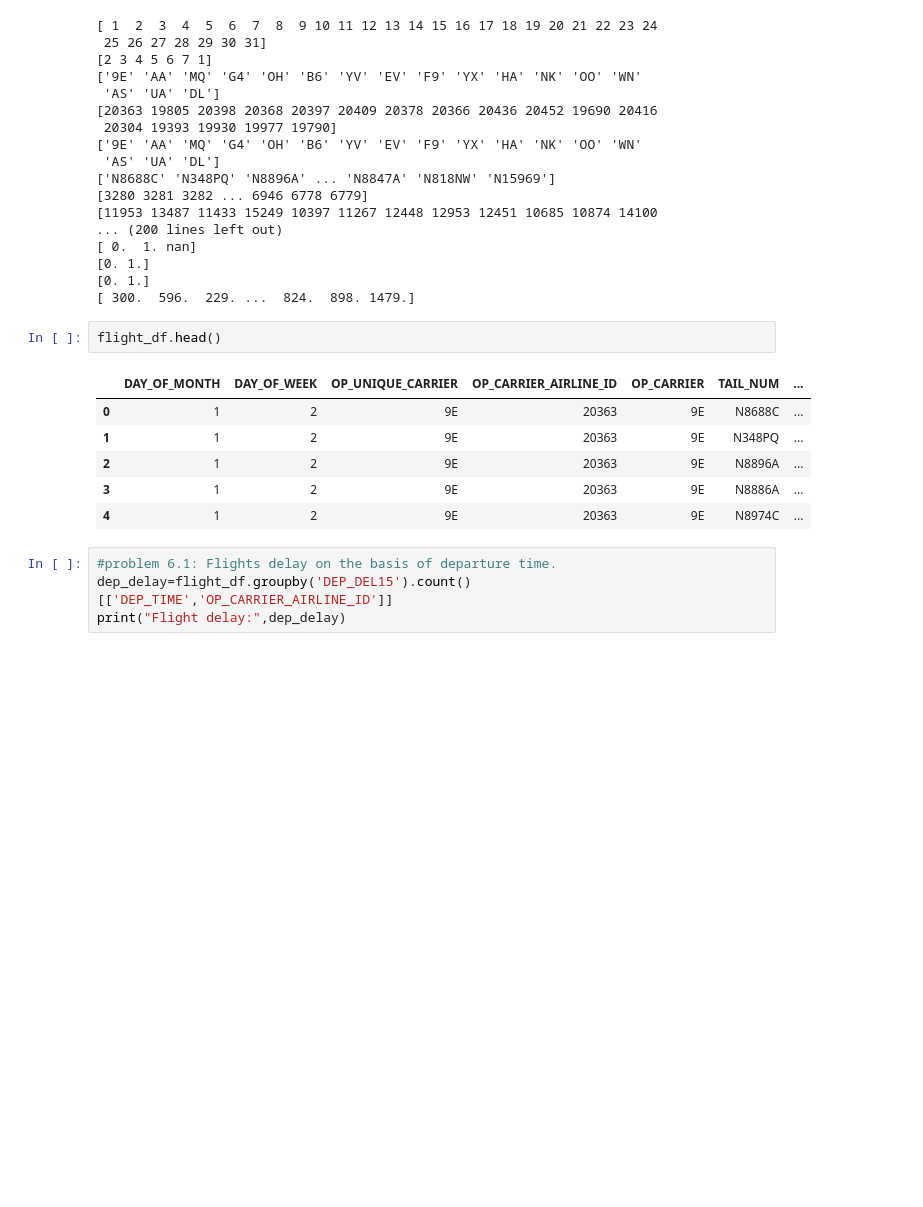
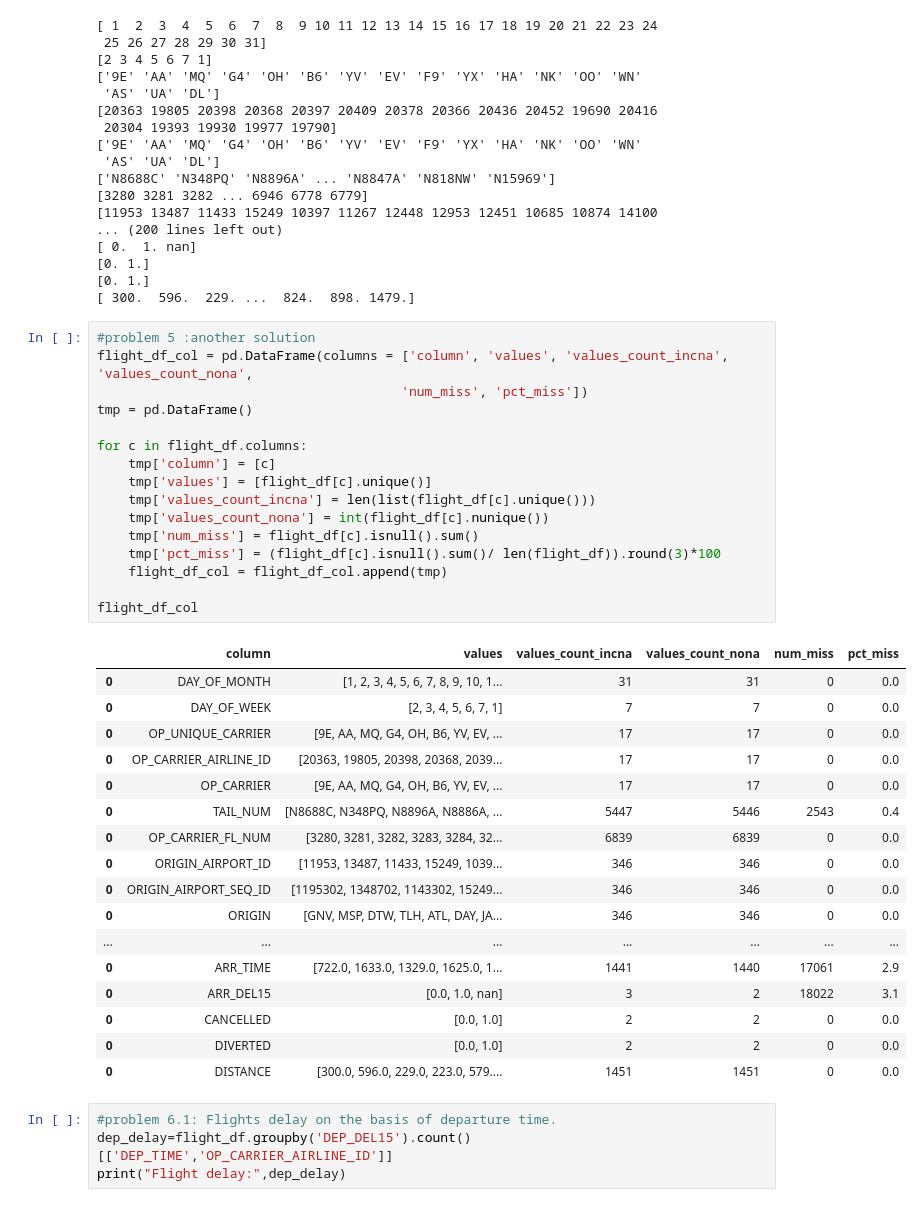
Before and after one commit to GauravVermaji/Flight-delay-prediction-project, a Jupyter notebook: EDA_Flight.ipynb, the cells around one changed output. Cells and saved outputs as stored; diff of their text form; blank space fills up the shorter version.

```diff
--- a/EDA_Flight.ipynb
+++ b/EDA_Flight.ipynb
@@ -285,15 +285,40 @@ for c in flight_df.columns:
 [0. 1.]
 [0. 1.]
 [ 300.  596.  229. ...  824.  898. 1479.]
-# %%
-flight_df.head()
-# %% [output]
-|  | DAY_OF_MONTH | DAY_OF_WEEK | OP_UNIQUE_CARRIER | OP_CARRIER_AIRLINE_ID | OP_CARRIER | TAIL_NUM | ... |
-| 0 | 1 | 2 | 9E | 20363 | 9E | N8688C | ... |
-| 1 | 1 | 2 | 9E | 20363 | 9E | N348PQ | ... |
-| 2 | 1 | 2 | 9E | 20363 | 9E | N8896A | ... |
-| 3 | 1 | 2 | 9E | 20363 | 9E | N8886A | ... |
-| 4 | 1 | 2 | 9E | 20363 | 9E | N8974C | ... |
+# %%
+#problem 5 :another solution
+flight_df_col = pd.DataFrame(columns = ['column', 'values', 'values_count_incna', 'values_count_nona',
+                                       'num_miss', 'pct_miss'])
+tmp = pd.DataFrame()
+
+for c in flight_df.columns:
+    tmp['column'] = [c]
+    tmp['values'] = [flight_df[c].unique()]
+    tmp['values_count_incna'] = len(list(flight_df[c].unique()))
+    tmp['values_count_nona'] = int(flight_df[c].nunique())
+    tmp['num_miss'] = flight_df[c].isnull().sum()
+    tmp['pct_miss'] = (flight_df[c].isnull().sum()/ len(flight_df)).round(3)*100
+    flight_df_col = flight_df_col.append(tmp)
+
+flight_df_col
+# %% [output]
+|  | column | values | values_count_incna | values_count_nona | num_miss | pct_miss |
+| 0 | DAY_OF_MONTH | [1, 2, 3, 4, 5, 6, 7, 8, 9, 10, 1... | 31 | 31 | 0 | 0.0 |
+| 0 | DAY_OF_WEEK | [2, 3, 4, 5, 6, 7, 1] | 7 | 7 | 0 | 0.0 |
+| 0 | OP_UNIQUE_CARRIER | [9E, AA, MQ, G4, OH, B6, YV, EV, ... | 17 | 17 | 0 | 0.0 |
+| 0 | OP_CARRIER_AIRLINE_ID | [20363, 19805, 20398, 20368, 2039... | 17 | 17 | 0 | 0.0 |
+| 0 | OP_CARRIER | [9E, AA, MQ, G4, OH, B6, YV, EV, ... | 17 | 17 | 0 | 0.0 |
+| 0 | TAIL_NUM | [N8688C, N348PQ, N8896A, N8886A, ... | 5447 | 5446 | 2543 | 0.4 |
+| 0 | OP_CARRIER_FL_NUM | [3280, 3281, 3282, 3283, 3284, 32... | 6839 | 6839 | 0 | 0.0 |
+| 0 | ORIGIN_AIRPORT_ID | [11953, 13487, 11433, 15249, 1039... | 346 | 346 | 0 | 0.0 |
+| 0 | ORIGIN_AIRPORT_SEQ_ID | [1195302, 1348702, 1143302, 15249... | 346 | 346 | 0 | 0.0 |
+| 0 | ORIGIN | [GNV, MSP, DTW, TLH, ATL, DAY, JA... | 346 | 346 | 0 | 0.0 |
+| ... | ... | ... | ... | ... | ... | ... |
+| 0 | ARR_TIME | [722.0, 1633.0, 1329.0, 1625.0, 1... | 1441 | 1440 | 17061 | 2.9 |
+| 0 | ARR_DEL15 | [0.0, 1.0, nan] | 3 | 2 | 18022 | 3.1 |
+| 0 | CANCELLED | [0.0, 1.0] | 2 | 2 | 0 | 0.0 |
+| 0 | DIVERTED | [0.0, 1.0] | 2 | 2 | 0 | 0.0 |
+| 0 | DISTANCE | [300.0, 596.0, 229.0, 223.0, 579.... | 1451 | 1451 | 0 | 0.0 |
 # %%
 #problem 6.1: Flights delay on the basis of departure time.
 dep_delay=flight_df.groupby('DEP_DEL15').count()[['DEP_TIME','OP_CARRIER_AIRLINE_ID']]
```
Also changed, not shown: parts of 1 cell of this notebook.
